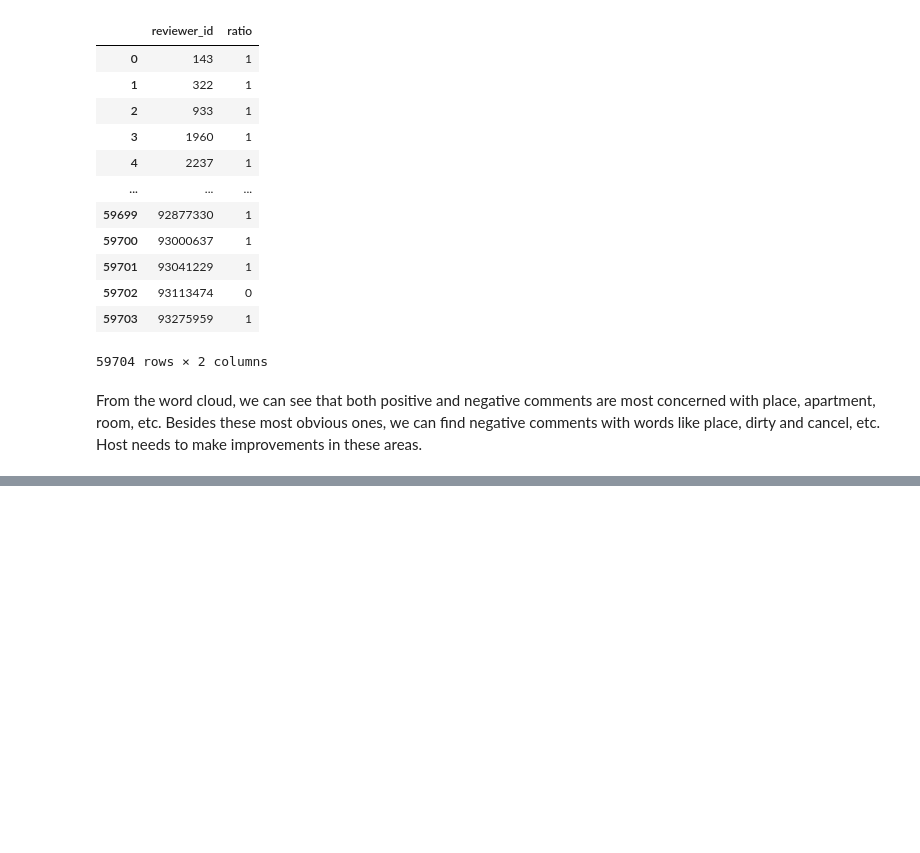
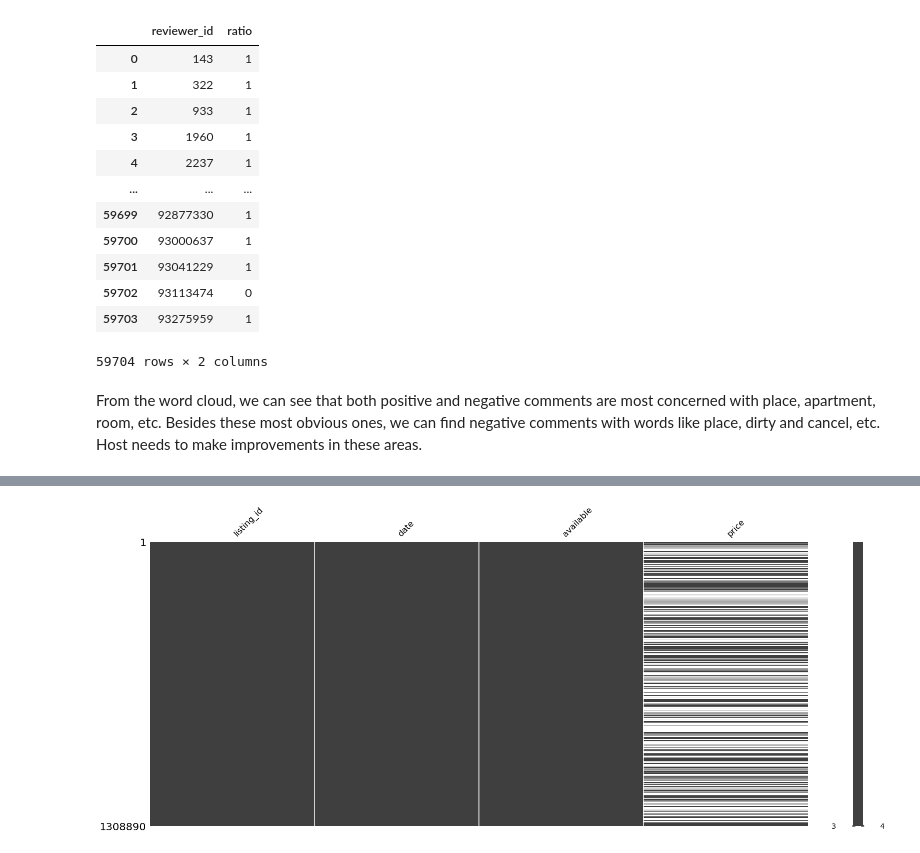
Before and after one commit to Tianyu-Fang/Data-Mining-on-Airbnb-Listings, a Jupyter notebook: dm_project.ipynb, the cells around one changed output, grey strips where cells are left out. Saved outputs shown, nothing was run; the diff lists cells and outputs as text; code cells hidden in the pictures; blank space fills up the shorter version.

```diff
--- a/dm_project.ipynb
+++ b/dm_project.ipynb
@@ -1930,0 +1965,4 @@ From the word cloud, we can see that both positive and negative comments are mos
+# %%
+Calendar = pd.read_csv("D:/project/Fourth/Data Mining/Project/archive/calendar.csv")
+listings_df = pd.read_csv("D:/project/Fourth/Data Mining/Project/archive/listings.csv")
+reviews_df = pd.read_csv("D:/project/Fourth/Data Mining/Project/archive/reviews.csv")
@@ -1930,0 +2021,7 @@ From the word cloud, we can see that both positive and negative comments are mos
+# %%
+#Visualization of the null value in calendar.csv
+import missingno as msno
+
+msno.matrix(Calendar);
+# %% [output]
+[figure, added]
```
Also changed, not shown: parts of 121 cells of this notebook, 1 other file.
